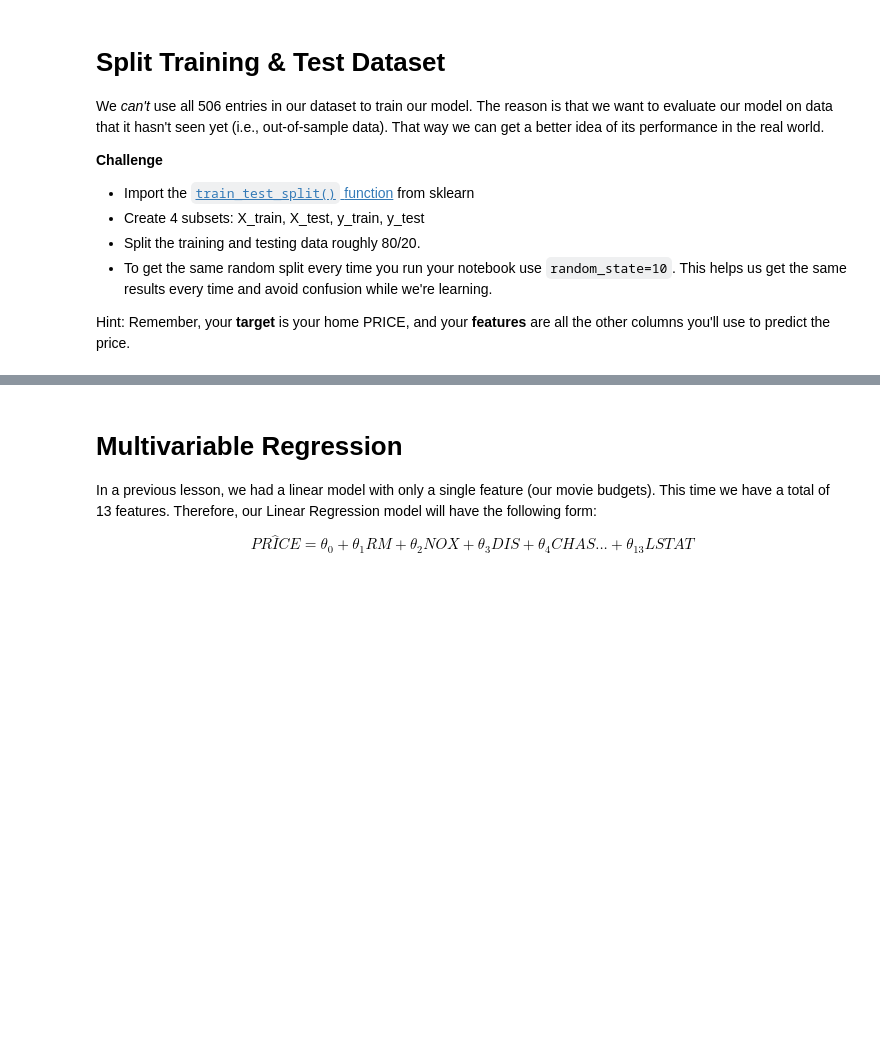
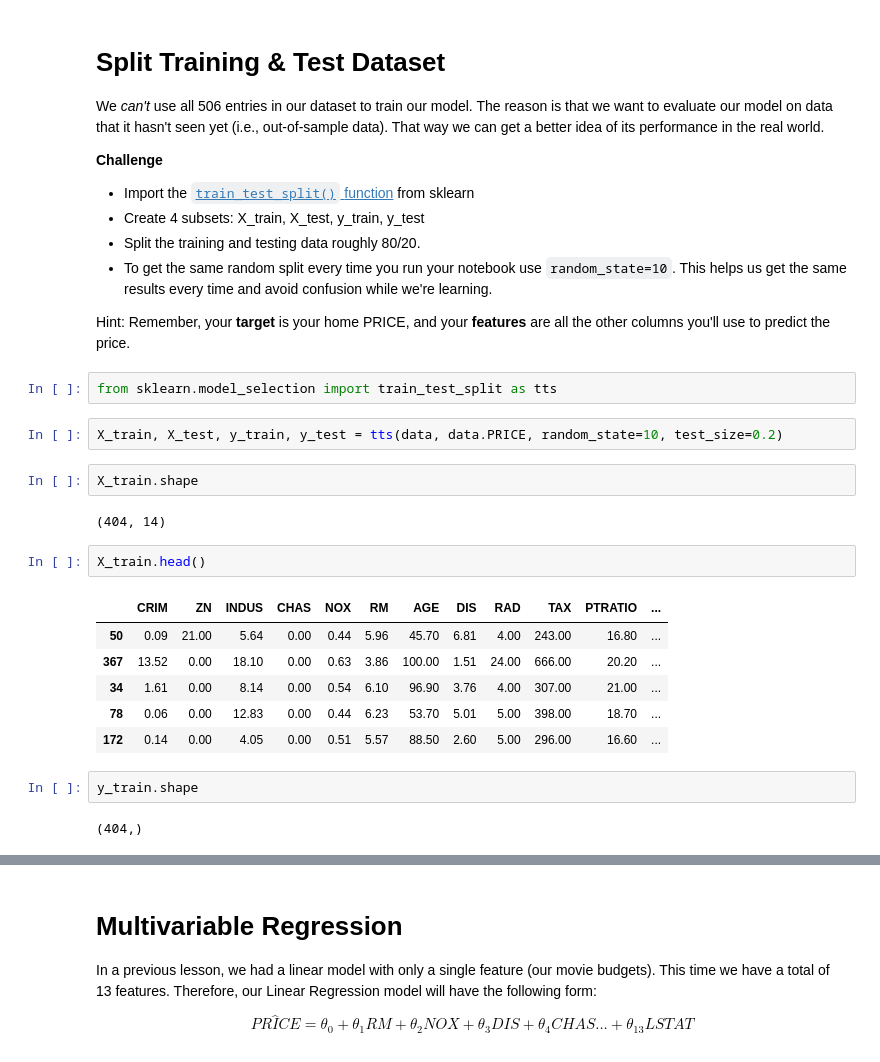
Before and after one commit to bluescreenlife/100-days-of-code, a Jupyter notebook: day_81_capstone_predict_house_prices/Multivariable_Regression_and_Valuation_Model_(start).ipynb, the cells around one changed output, grey strips where cells are left out. Drawn from its saved outputs; the diff is of its cells as text; blank space fills up the shorter version.

Commit message:
run train/test split

```diff
--- a/day_81_capstone_predict_house_prices/Multivariable_Regression_and_Valuation_Model_(start).ipynb
+++ b/day_81_capstone_predict_house_prices/Multivariable_Regression_and_Valuation_Model_(start).ipynb
@@ -335,3 +335,24 @@ We *can't* use all 506 entries in our dataset to train our model. The reason is
 
 
 Hint: Remember, your **target** is your home PRICE, and your **features** are all the other columns you'll use to predict the price.
+# %%
+from sklearn.model_selection import train_test_split as tts
+# %%
+X_train, X_test, y_train, y_test = tts(data, data.PRICE, random_state=10, test_size=0.2)
+# %%
+X_train.shape
+# %% [output]
+(404, 14)
+# %%
+X_train.head()
+# %% [output]
+|  | CRIM | ZN | INDUS | CHAS | NOX | RM | AGE | DIS | RAD | TAX | PTRATIO | ... |
+| 50 | 0.09 | 21.00 | 5.64 | 0.00 | 0.44 | 5.96 | 45.70 | 6.81 | 4.00 | 243.00 | 16.80 | ... |
+| 367 | 13.52 | 0.00 | 18.10 | 0.00 | 0.63 | 3.86 | 100.00 | 1.51 | 24.00 | 666.00 | 20.20 | ... |
+| 34 | 1.61 | 0.00 | 8.14 | 0.00 | 0.54 | 6.10 | 96.90 | 3.76 | 4.00 | 307.00 | 21.00 | ... |
+| 78 | 0.06 | 0.00 | 12.83 | 0.00 | 0.44 | 6.23 | 53.70 | 5.01 | 5.00 | 398.00 | 18.70 | ... |
+| 172 | 0.14 | 0.00 | 4.05 | 0.00 | 0.51 | 5.57 | 88.50 | 2.60 | 5.00 | 296.00 | 16.60 | ... |
+# %%
+y_train.shape
+# %% [output]
+(404,)
```
Also changed, not shown: parts of 1 cell of this notebook.
